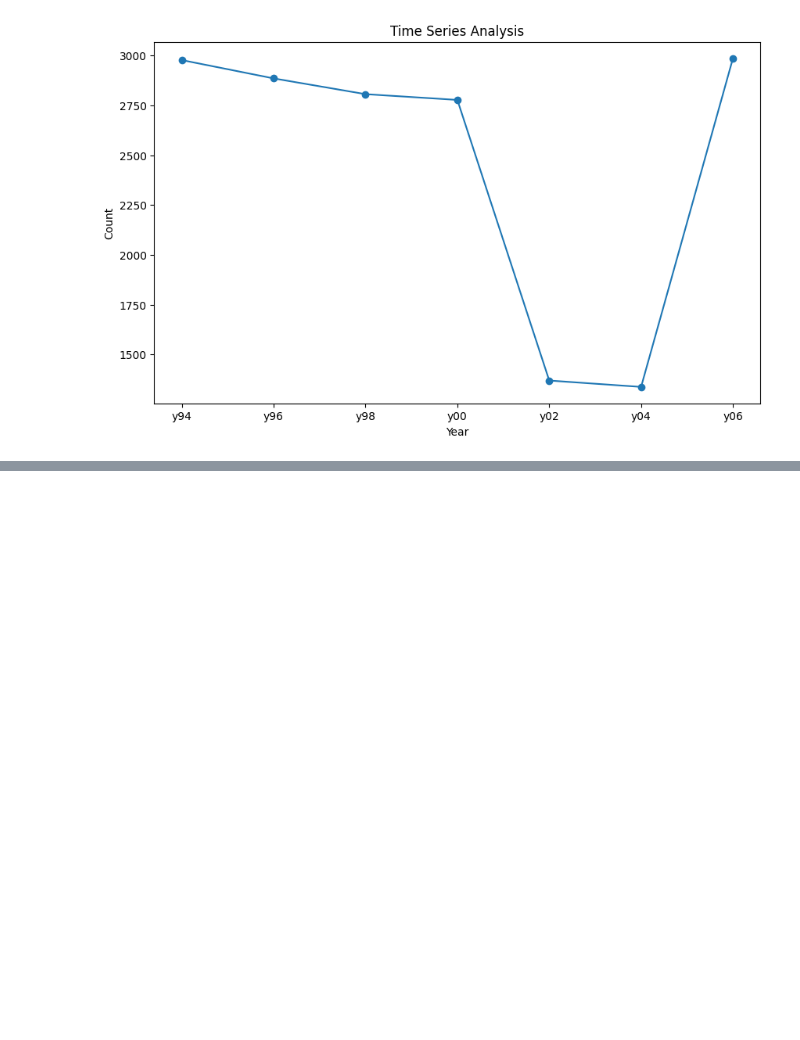
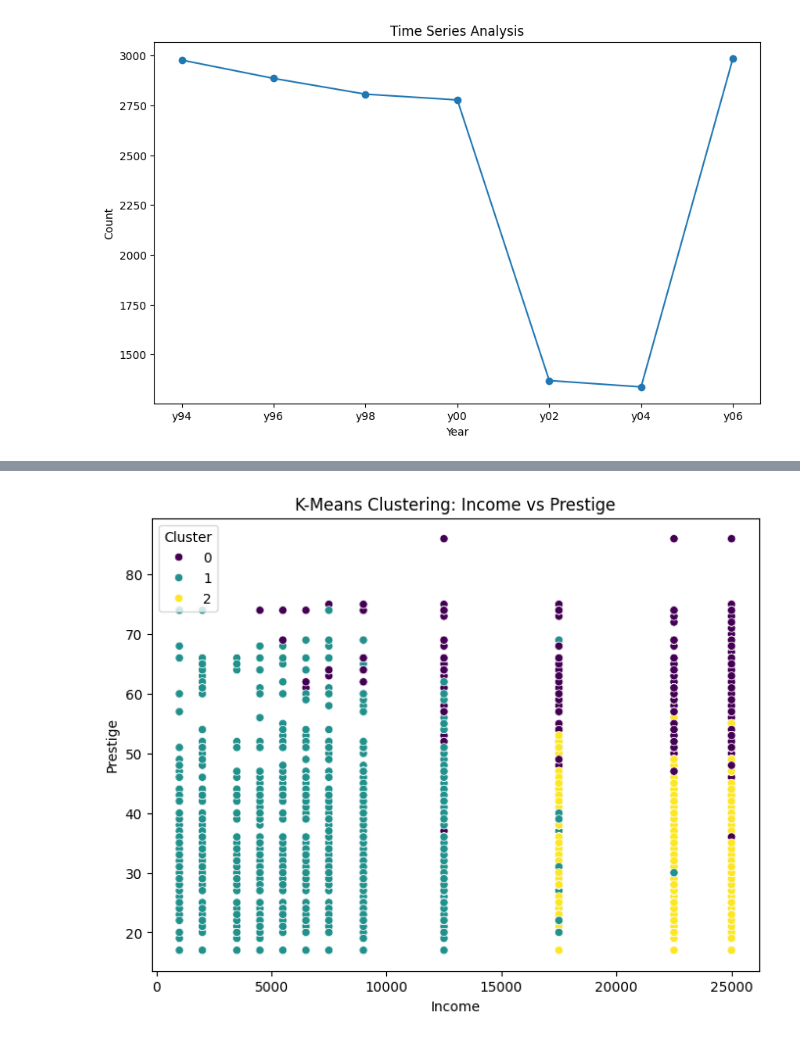
Before and after one commit to rahh03/EDA_21BDS0168, a Jupyter notebook: EDA_TH_RAHUL_KUMAR_21BDS0168.ipynb, the cells around one changed output, grey strips where cells are left out. Cells and saved outputs as stored; diff of their text form; code cells hidden in the pictures; blank space fills up the shorter version.

```diff
--- a/EDA_TH_RAHUL_KUMAR_21BDS0168.ipynb
+++ b/EDA_TH_RAHUL_KUMAR_21BDS0168.ipynb
@@ -252,0 +322,36 @@ plt.show()
+# %%
+# Function to convert income ranges to midpoints
+def convert_income(value):
+    if isinstance(value, str):
+        # Find all numbers in the range string
+        numbers = list(map(int, re.findall(r'\d+', value)))
+        if len(numbers) == 2:  # If it's a range
+            return sum(numbers) / 2  # Return the midpoint
+        elif len(numbers) == 1:  # If it's a single number
+            return numbers[0]
+    return value
+# %%
+# Apply the function to the income column to clean it up
+happiness_data['income'] = happiness_data['income'].apply(convert_income)
+
+# Selecting numerical columns for clustering (after handling missing values in previous steps)
+clustering_data = happiness_data[['income', 'prestige', 'educ', 'tvhours']].dropna()
+# %%
+# Standardizing the data before clustering
+scaler = StandardScaler()
+clustering_data_scaled = scaler.fit_transform(clustering_data)
+# %%
+# Applying K-Means Clustering
+kmeans = KMeans(n_clusters=3, random_state=42)
+happiness_data['cluster'] = kmeans.fit_predict(clustering_data_scaled)
+# %%
+# Visualizing the clusters
+plt.figure(figsize=(8,6))
+sns.scatterplot(x=clustering_data['income'], y=clustering_data['prestige'], hue=happiness_data['cluster'], palette='viridis')
+plt.title('K-Means Clustering: Income vs Prestige')
+plt.xlabel('Income')
+plt.ylabel('Prestige')
+plt.legend(title='Cluster')
+plt.show()
+# %% [output]
+[figure, added]
```
Also changed, not shown: parts of 27 cells of this notebook.
